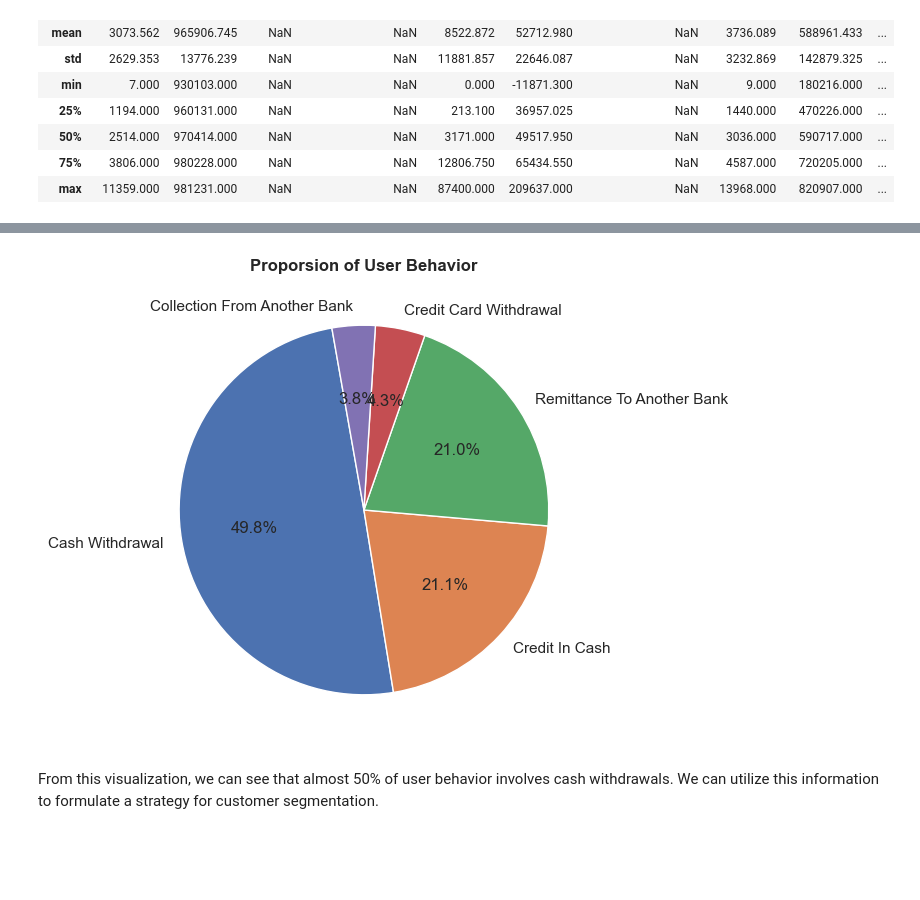
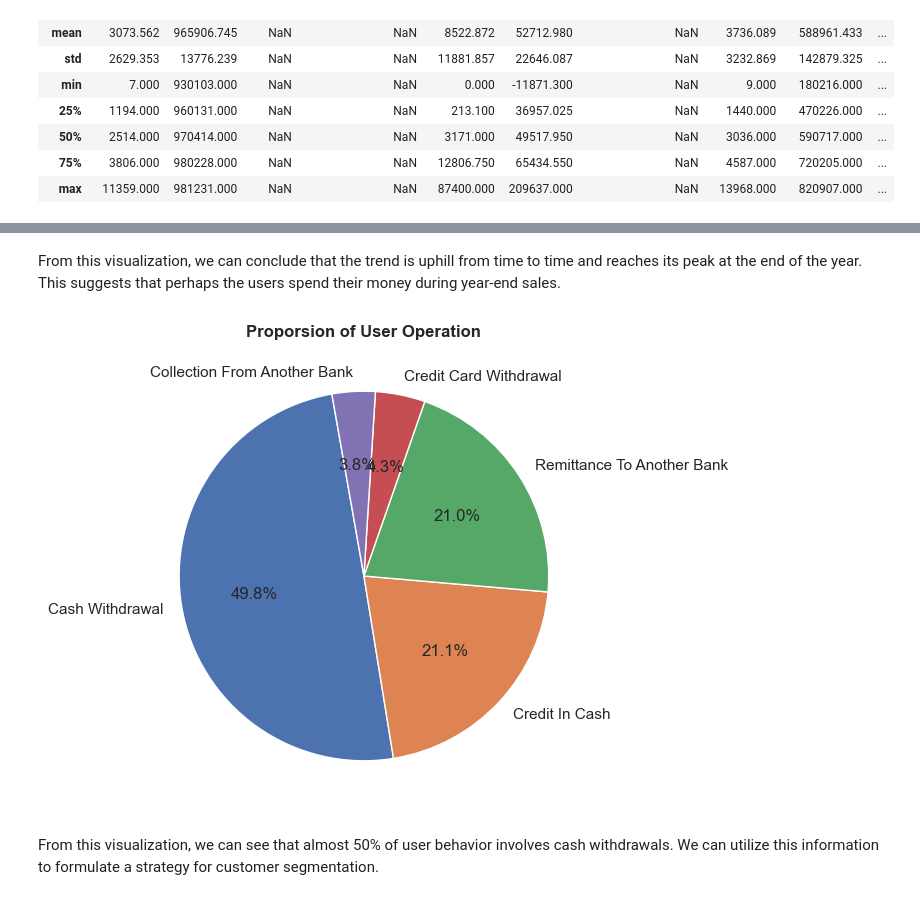
Before and after one commit to ardifarizky/Unlocking-Customer-Insight-Trough-Clustering, a Jupyter notebook: notebook.ipynb, the cells around one changed output, grey strips where cells are left out. Drawn from its saved outputs; the diff is of its cells as text; code cells hidden in the pictures; blank space fills up the shorter version.

```diff
--- a/notebook.ipynb
+++ b/notebook.ipynb
@@ -276,17 +329,19 @@ d.describe(include='all')
+# %% [markdown]
+From this visualization, we can conclude that the trend is uphill from time to time and reaches its peak at the end of the year. This suggests that perhaps the users spend their money during year-end sales.
 # %%
 c_0 = d['operation'][d['operation'] == 'CASH WITHDRAWAL'].count()
 c_1 = d['operation'][d['operation'] == 'CREDIT IN CASH'].count()
 c_2 = d['operation'][d['operation'] == 'REMITTANCE TO ANOTHER BANK'].count()
 c_3 = d['operation'][d['operation'] == 'CREDIT CARD WITHDRAWAL'].count()
 c_4 = d['operation'][d['operation'] == 'COLLECTION FROM ANOTHER BANK'].count()
 
 # Make pie chart
 plt.figure(figsize=(6, 6))
 plt.pie([c_0,c_1,c_2,c_3,c_4], labels=['Cash Withdrawal','Credit In Cash','Remittance To Another Bank','Credit Card Withdrawal','Collection From Another Bank'], autopct="%1.1f%%", startangle=100)
-plt.title("Proporsion of User Behavior", fontweight='bold')
+plt.title("Proporsion of User Operation", fontweight='bold')
 plt.show()
 # %% [output]
-[figure, old version]
+[figure, new version]
 # %% [markdown]
 From this visualization, we can see that almost 50% of user behavior involves cash withdrawals. We can utilize this information to formulate a strategy for customer segmentation.
 # %%
```
Also changed, not shown: parts of 4 cells of this notebook, 1 other file.
